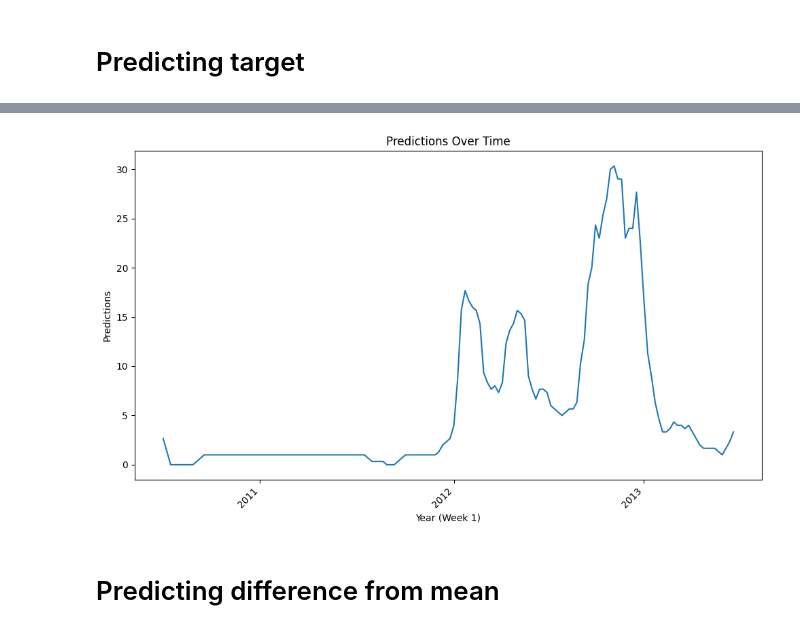
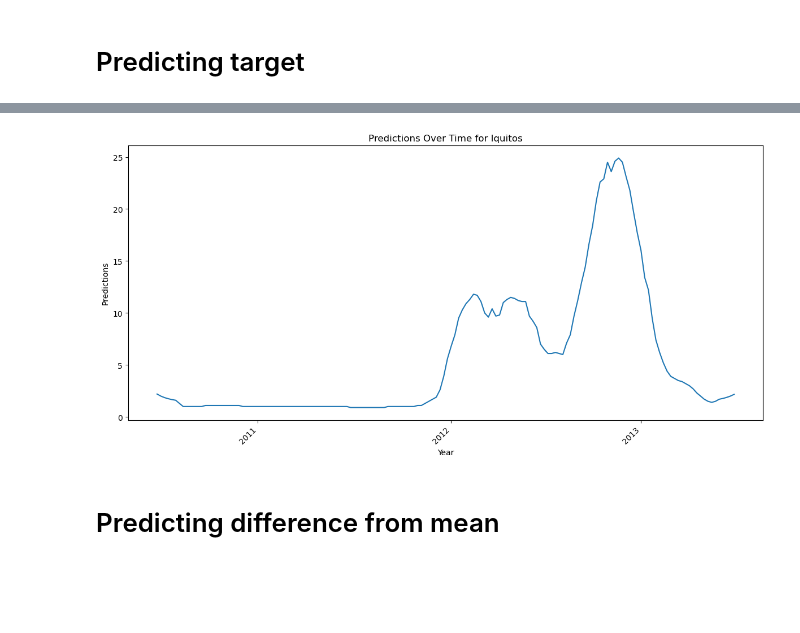
Before and after one commit to GasparSekula/PredictingDiseaseSpread, a Jupyter notebook: notebooks/MODEL_new_approach.ipynb, the cells around one changed output, grey strips where cells are left out. Drawn from its saved outputs; the diff is of its cells as text; code cells hidden in the pictures; blank space fills up the shorter version.

```diff
--- a/notebooks/MODEL_new_approach.ipynb
+++ b/notebooks/MODEL_new_approach.ipynb
@@ -122,9 +177,9 @@ visualize_predictions(sj_test_predictions_series_ma, "sj")
 # %%
-iq_test_predictions_series_ma = iq_test_predictions_series.rolling(window=3, center=True).mean()
+iq_test_predictions_series_ma = iq_test_predictions_series.rolling(window=10, min_periods=1, center=True).mean()
 
-visualize_predictions(iq_test_predictions_series_ma)
+visualize_predictions(iq_test_predictions_series_ma, city='iq')
 # %% [output]
-[figure, old version]
+[figure, new version]
 # %% [markdown]
 # Predicting difference from mean
 # %%
```
Also changed, not shown: parts of 13 cells of this notebook, 8 other files.
